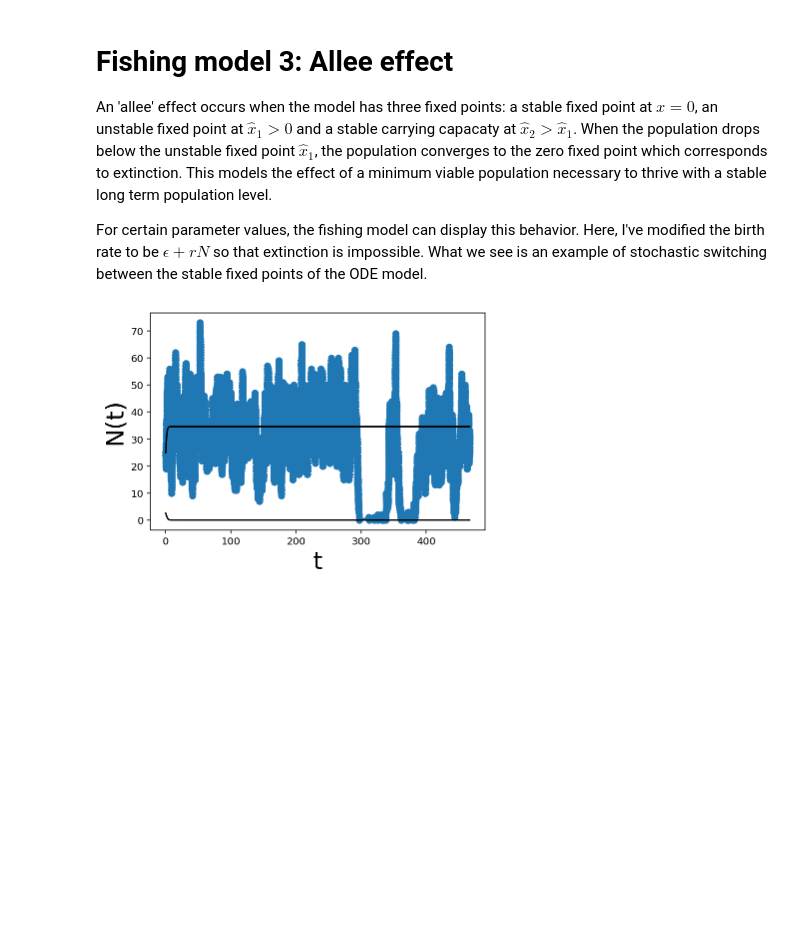
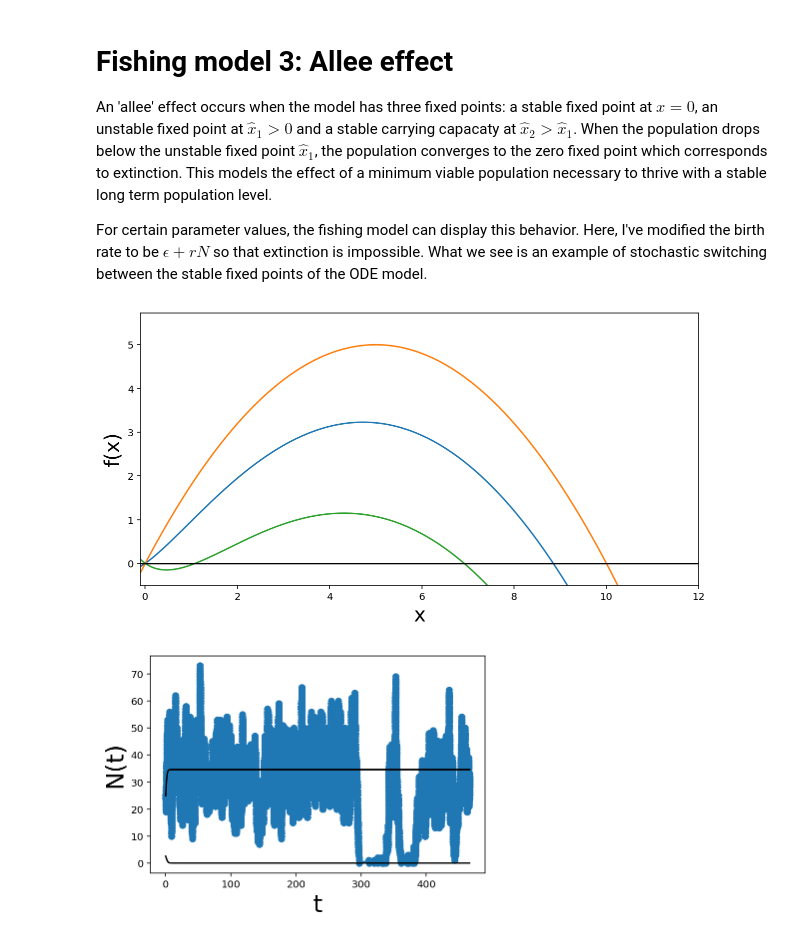
Before and after one commit to newby-jay/MATH371-Winter2020-JupyterNotebooks, a Jupyter notebook: Week 3 - ODE linear systems.ipynb, the cells around one changed output. Cells and saved outputs as stored; diff of their text form; code cells hidden in the pictures; blank space fills up the shorter version.

```diff
--- a/Week 3 - ODE linear systems.ipynb
+++ b/Week 3 - ODE linear systems.ipynb
@@ -264,6 +264,31 @@ ylabel('N(t)', fontsize=24);
 An 'allee' effect occurs when the model has three fixed points: a stable fixed point at $x=0$, an unstable fixed point at $\hat{x}_1>0$ and a stable carrying capacaty at $\hat{x}_2 > \hat{x}_1$. When the population drops below the unstable fixed point $\hat{x}_1$, the population converges to the zero fixed point which corresponds to extinction. This models the effect of a minimum viable population necessary to thrive with a stable long term population level.
 
 For certain parameter values, the fishing model can display this behavior. Here, I've modified the birth rate to be $\epsilon + rN$ so that extinction is impossible. What we see is an example of stochastic switching between the stable fixed points of the ODE model.
+# %%
+r = 2.
+K = 10.
+H = 2.5
+A = 2.
+
+x = linspace(-0.5, 12, 200)
+
+y0 = r*x*(1 - x/K)
+y = r*x*(1 - x/K) - H*x/(A + x)
+y1 = r*x*(1 - x/K) - 5.5*x/(A + x)
+
+figure(1, [10, 5])
+plot(x, y)
+plot(x, y0)
+plot(x, y1)
+plot(x, 0*x, 'k')
+
+ylim(-0.5, None)
+xlim(-0.1, 12,5)
+
+xlabel('x', fontsize=20)
+ylabel('f(x)', fontsize=20);
+# %% [output]
+[figure, added]
 # %%
 epsilon = 0.2 # TRY CHANGING THIS VALUE
 r = 2.
```
Also changed, not shown: parts of 1 cell of this notebook, 2 other files.
